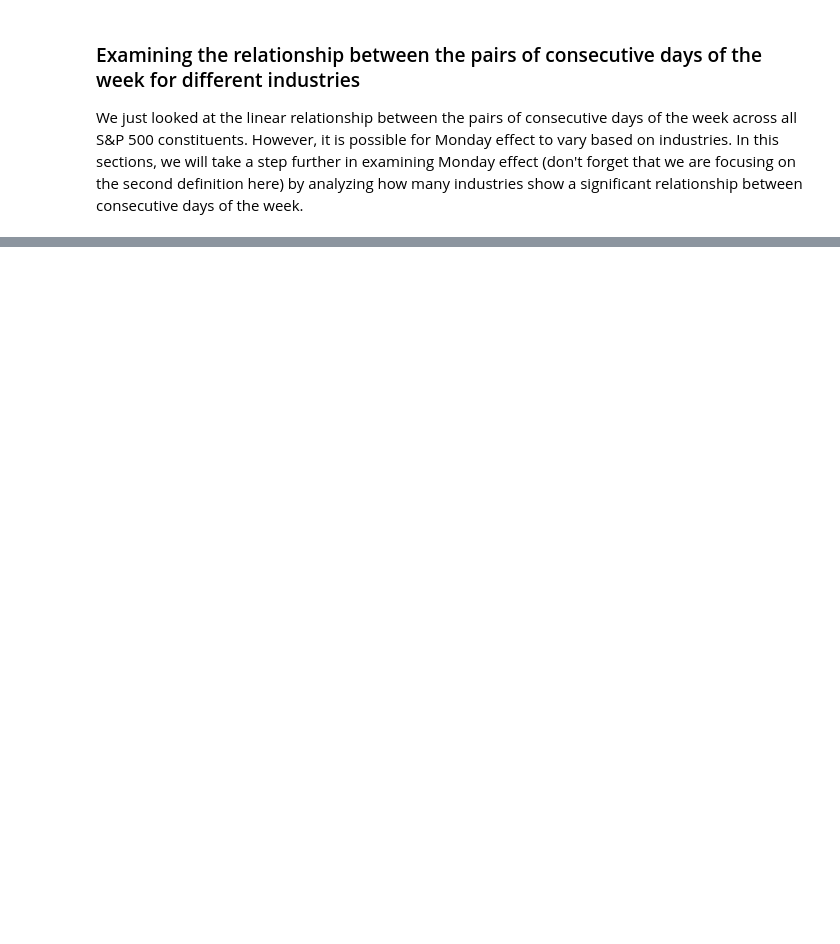
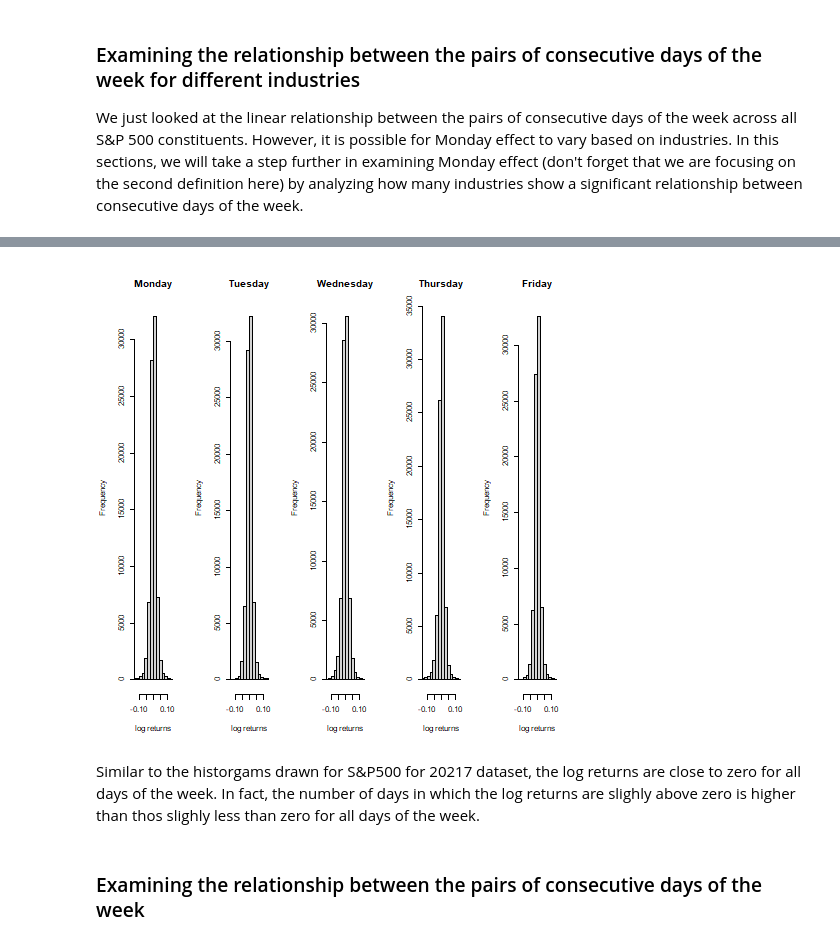
Before and after one commit to Sungbinyouk/UCSB-PSTAT234-2021S-Final-Project-Stock, a Jupyter notebook: Examining Monday Effect.ipynb, the cells around one changed output, grey strips where cells are left out. Saved outputs shown, nothing was run; the diff lists cells and outputs as text; code cells hidden in the pictures; blank space fills up the shorter version.

```diff
--- a/Examining Monday Effect.ipynb
+++ b/Examining Monday Effect.ipynb
@@ -1142,0 +1310,15 @@ This observation from the 2014 to 2017 in the US market to some extent validates
+# %%
+%%R
+Monday = read_csv("Monday2021.csv")
+Tuesday = read_csv("Tuesday2021.csv")
+Wednesday = read_csv("Wednesday2021.csv")
+Thursday = read_csv("Thursday2021.csv")
+Friday = read_csv("Friday2021.csv")
+Next_Monday = read_csv("Next_Monday2021.csv")
+
+Monday['Index']= 1:nrow(Monday)
+Tuesday['Index']= 1:nrow(Tuesday)
+Wednesday['Index']= 1:nrow(Wednesday)
+Thursday['Index']= 1:nrow(Thursday)
+Friday['Index']= 1:nrow(Friday)
+Next_Monday['Index']= 1:nrow(Next_Monday)
@@ -1142,0 +1343,15 @@ This observation from the 2014 to 2017 in the US market to some extent validates
+# %%
+%%R
+#histogram of log-return on each day
+par(mfrow=c(1,5))
+hist(Monday$logreturn,xlim = c(-0.12,0.12),breaks = 40, main = "Monday", xlab = 'log returns')
+hist(Tuesday$logreturn,xlim = c(-0.12,0.12),breaks = 40, main = "Tuesday", xlab = 'log returns')
+hist(Wednesday$logreturn,xlim = c(-0.12,0.12),breaks = 40, main = "Wednesday", xlab = 'log returns')
+hist(Thursday$logreturn,xlim = c(-0.12,0.12),breaks = 40, main = "Thursday", xlab = 'log returns')
+hist(Friday$logreturn,xlim = c(-0.12,0.12),breaks = 40, main = "Friday", xlab = 'log returns')
+# %% [output]
+[figure, added]
+# %% [markdown]
+Similar to the historgams drawn for S&P500 for 20217 dataset, the log returns are close to zero for all days of the week.  In fact, the number of days in which the log returns are slighly above zero is higher than thos slighly less than zero for all days of the week.
+# %% [markdown]
+### Examining the relationship between the pairs of consecutive days of the week
```
Also changed, not shown: parts of 90 cells of this notebook, 21 other files.
